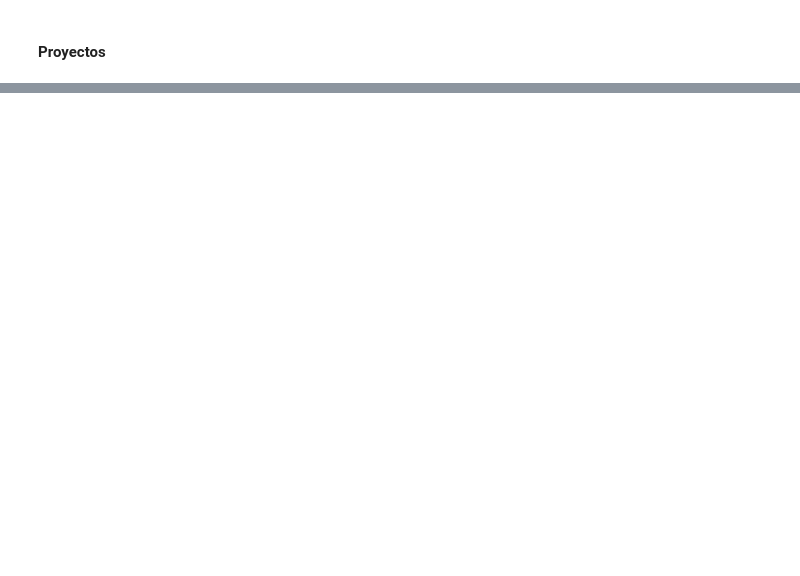
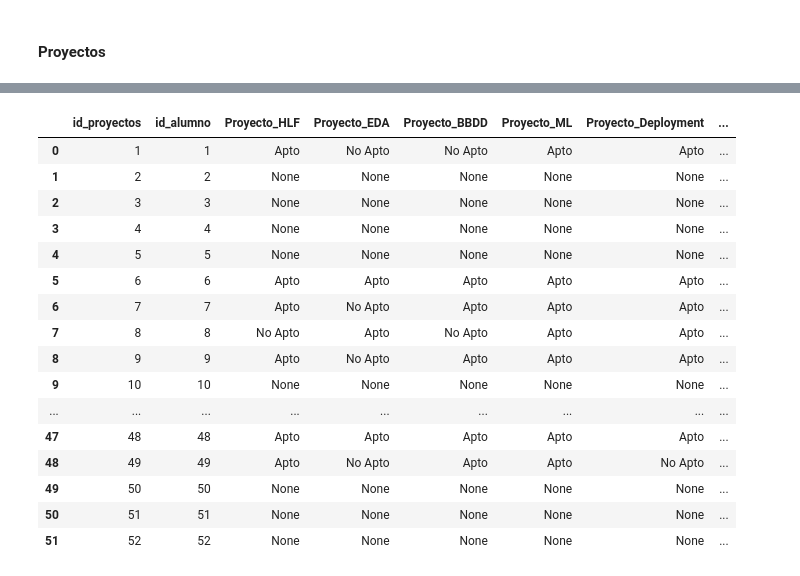
Before and after one commit to Meferal/Proyecto_SQL, a Jupyter notebook: Proyecto_SQL.ipynb, the cells around one changed output, grey strips where cells are left out. Cells and saved outputs as stored; diff of their text form; code cells hidden in the pictures; blank space fills up the shorter version.

```diff
--- a/Proyecto_SQL.ipynb
+++ b/Proyecto_SQL.ipynb
@@ -419,0 +584,9 @@ IntegrityError: NOT NULL constraint failed: Proyectos.id_alumno
+# %%
+conn = sqlite3.connect('bootcamp.db')
+cursor = conn.cursor()
+
+# Ver cuántos registros hay en cada tabla
+tablas = ['Campus', 'Vertical', 'Profesor', 'Promocion', 'Alumno', 'Proyectos']
+for tabla in tablas:
+    cursor.execute(f'SELECT COUNT(*) FROM {tabla}')
+    print(f"{tabla}: {cursor.fetchone()[0]} registros")
@@ -419,0 +600,3 @@ IntegrityError: NOT NULL constraint failed: Proyectos.id_alumno
+# %%
+def sql_query(query):
+    return pd.read_sql(query, conn)
@@ -419,0 +680,25 @@ IntegrityError: NOT NULL constraint failed: Proyectos.id_alumno
+# %%
+query = '''
+select *
+from Proyectos
+'''
+
+sql_query(query)
+# %% [output]
+|  | id_proyectos | id_alumno | Proyecto_HLF | Proyecto_EDA | Proyecto_BBDD | Proyecto_ML | Proyecto_Deployment | ... |
+| 0 | 1 | 1 | Apto | No Apto | No Apto | Apto | Apto | ... |
+| 1 | 2 | 2 | None | None | None | None | None | ... |
+| 2 | 3 | 3 | None | None | None | None | None | ... |
+| 3 | 4 | 4 | None | None | None | None | None | ... |
+| 4 | 5 | 5 | None | None | None | None | None | ... |
+| 5 | 6 | 6 | Apto | Apto | Apto | Apto | Apto | ... |
+| 6 | 7 | 7 | Apto | No Apto | Apto | Apto | Apto | ... |
+| 7 | 8 | 8 | No Apto | Apto | No Apto | Apto | Apto | ... |
+| 8 | 9 | 9 | Apto | No Apto | Apto | Apto | Apto | ... |
+| 9 | 10 | 10 | None | None | None | None | None | ... |
+| ... | ... | ... | ... | ... | ... | ... | ... | ... |
+| 47 | 48 | 48 | Apto | Apto | Apto | Apto | Apto | ... |
+| 48 | 49 | 49 | Apto | No Apto | Apto | Apto | No Apto | ... |
+| 49 | 50 | 50 | None | None | None | None | None | ... |
+| 50 | 51 | 51 | None | None | None | None | None | ... |
+| 51 | 52 | 52 | None | None | None | None | None | ... |
```
Also changed, not shown: parts of 26 cells of this notebook, 2 other files.
